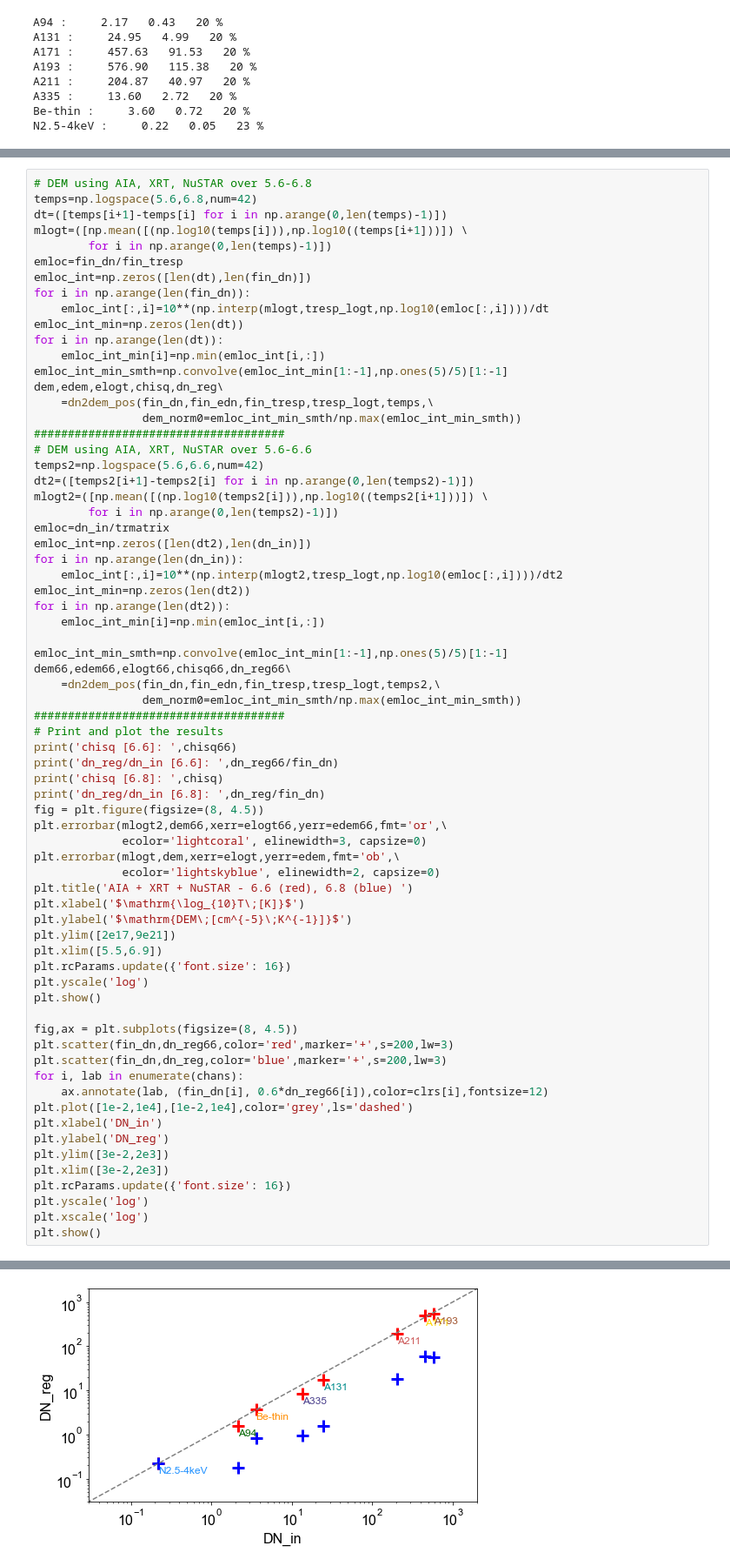
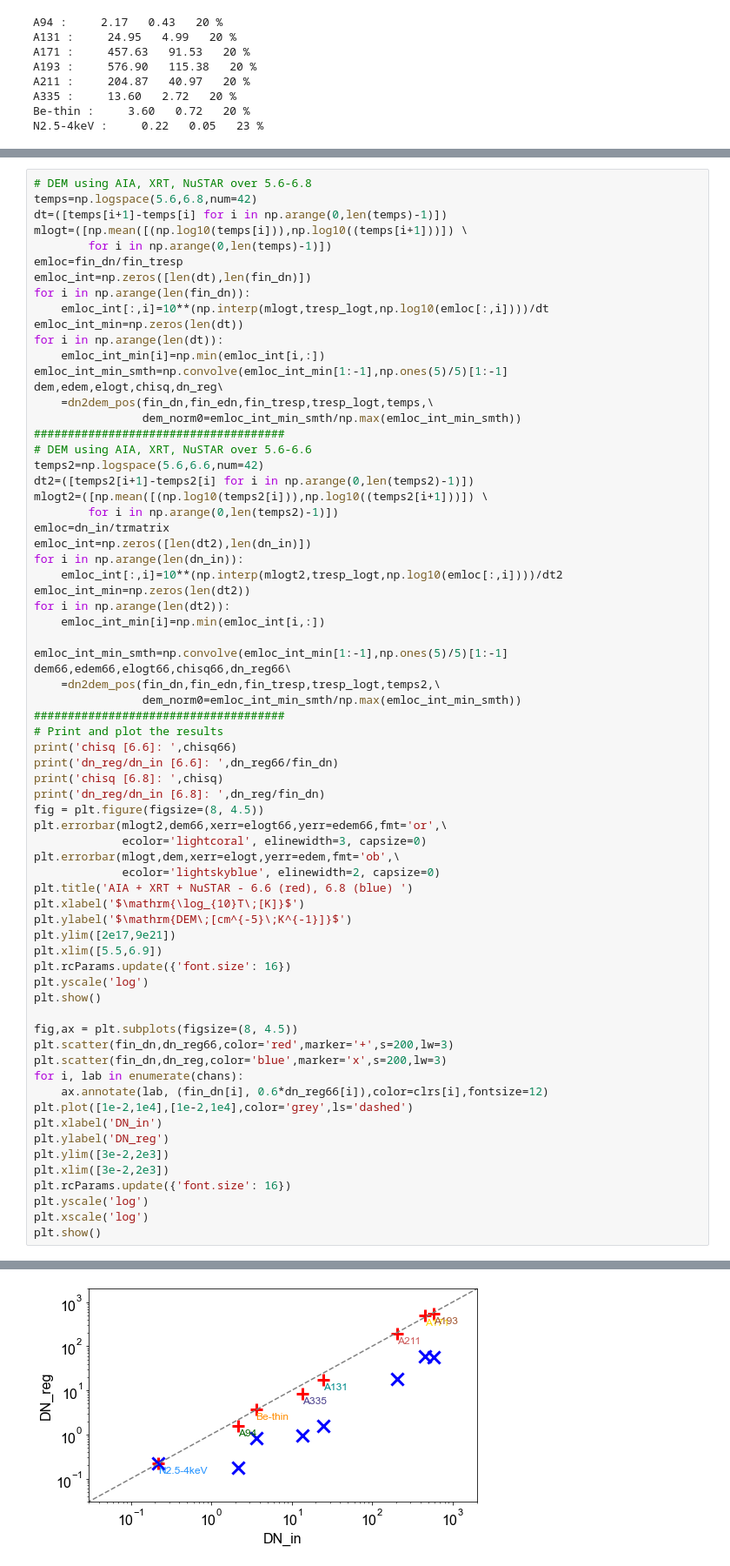
Before and after one commit to ianan/axn_example, a Jupyter notebook: axn_sep2020.ipynb, the cells around one changed output, grey strips where cells are left out. Shown at 87% size. Cells and saved outputs as stored; diff of their text form.

```diff
--- a/axn_sep2020.ipynb
+++ b/axn_sep2020.ipynb
@@ -448,32 +448,32 @@ plt.errorbar(mlogt,dem,xerr=elogt,yerr=edem,fmt='ob',\
 plt.title('AIA + XRT + NuSTAR - 6.6 (red), 6.8 (blue) ')
 plt.xlabel('$\mathrm{\log_{10}T\;[K]}$')
 plt.ylabel('$\mathrm{DEM\;[cm^{-5}\;K^{-1}]}$')
 plt.ylim([2e17,9e21])
 plt.xlim([5.5,6.9])
 plt.rcParams.update({'font.size': 16})
 plt.yscale('log')
 plt.show()
 
 fig,ax = plt.subplots(figsize=(8, 4.5))
 plt.scatter(fin_dn,dn_reg66,color='red',marker='+',s=200,lw=3)
-plt.scatter(fin_dn,dn_reg,color='blue',marker='+',s=200,lw=3)
+plt.scatter(fin_dn,dn_reg,color='blue',marker='x',s=200,lw=3)
 for i, lab in enumerate(chans):
     ax.annotate(lab, (fin_dn[i], 0.6*dn_reg66[i]),color=clrs[i],fontsize=12)
 plt.plot([1e-2,1e4],[1e-2,1e4],color='grey',ls='dashed')
 plt.xlabel('DN_in')
 plt.ylabel('DN_reg')
 plt.ylim([3e-2,2e3])
 plt.xlim([3e-2,2e3])
 plt.rcParams.update({'font.size': 16})
 plt.yscale('log')
 plt.xscale('log')
 plt.show()
 # %% [output]
 chisq [6.6]:  1.0406329659012328
 dn_reg/dn_in [6.6]:  [0.72769549 0.68406261 1.1063046  0.96850039 0.92616125 0.62560811
  1.03335255 0.99638306]
 chisq [6.8]:  17.417480984303676
 dn_reg/dn_in [6.8]:  [0.08341773 0.0639916  0.12643559 0.09751531 0.09027349 0.07039183
  0.23336526 1.01890116]
 [figure]
-[figure, old version]
+[figure, new version]
```
